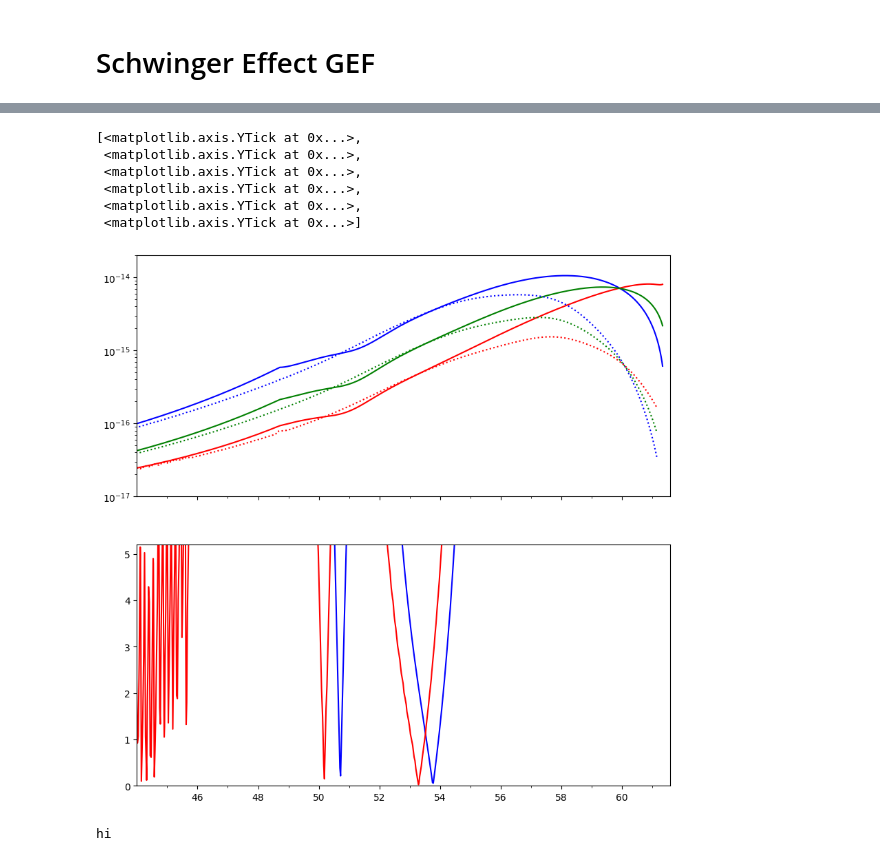
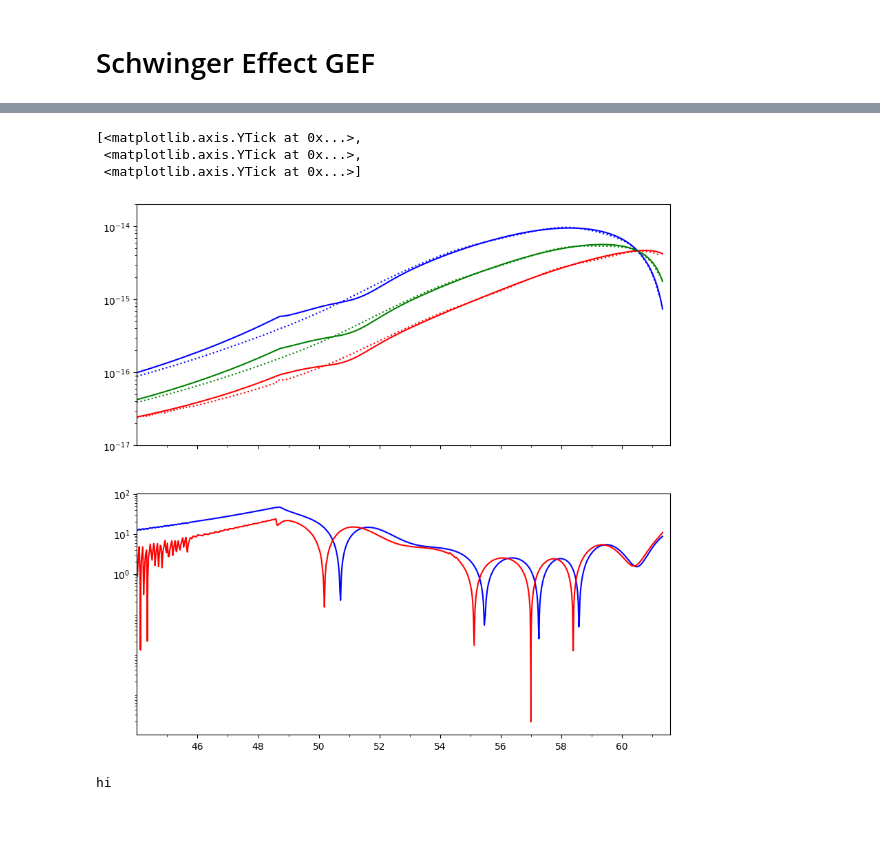
Before and after one commit to richard-von-eckardstein/GEFF, a Jupyter notebook: ModeByMode.ipynb, the cells around one changed output, grey strips where cells are left out. Saved outputs shown, nothing was run; the diff lists cells and outputs as text; code cells hidden in the pictures; blank space fills up the shorter version.

```diff
--- a/ModeByMode.ipynb
+++ b/ModeByMode.ipynb
@@ -473,7 +473,7 @@ def RunMBM(file, Nstart, EarlyModes=200, LateModes=800, cut=0.01, SE=False, AltD
 
     return ts, Ns, ks, khs, Ap, dAp, Am, dAm,
 # %%
-file = "Out/GEF_Beta25.0_SE-1.0_KDep_v2.dat"
+file = "Out/GEF_Beta25.0_SE-1.0_KDep_v3.dat"
 SE=True
 input_df = pd.read_table(file, sep=",")
 #data = input_df.values
@@ -508,6 +508,6 @@ else:
 #plt.vlines(57.92, 0.0, 1.0)
 plt.plot(tR, sigmaER)
 plt.show()"""
-ts, Ns, ks, khs, Ap, dAp, Am, dAm = RunMBM(file, 40., SE=True, EarlyModes=200, LateModes=800, AltDamp=2)
+ts, Ns, ks, khs, Ap, dAp, Am, dAm = RunMBM(file, 40., SE=True, EarlyModes=250, LateModes=1000, AltDamp=2)
 # %% [output]
 hi
@@ -534,7 +534,7 @@ BMode1 = np.array(BMode)
 GMode1 = np.array(GMode)
 # %%
 fig, ax = plt.subplots(2,1, figsize=(10,10), sharex=True)
-file = "Out/GEF_Beta25.0_SE-1.0_KDep_v2.dat"
+file = "Out/GEF_Beta25.0_SE-1.0_KDep_v3.dat"
 input_df = pd.read_table(file, sep=",")
 data = dict(zip(input_df.columns[1:],input_df.values[1:,1:].T))
 ER = data["E"]
@@ -545,37 +545,35 @@ omega = 3.814203717684728e-05
 rhoE = 0.5*ER*omega**4
 errE = abs(ER - CubicSpline(Ns, EMode1)(NR))/CubicSpline(Ns, EMode1)(NR)
 rhoB = 0.5*BR*omega**4
 errB = abs(BR - CubicSpline(Ns, BMode1)(NR))/CubicSpline(Ns, BMode1)(NR)
 rhoG = 0.5*abs(GR)*omega**4
 errG = (abs(GR) - CubicSpline(Ns, abs(GMode1))(NR))/CubicSpline(Ns, abs(GMode1))(NR)
 
 xticks = np.arange(46, 61, 2)
 xticksmin = np.arange(45, 62, 2)
 yticks = 10**(-1.*np.arange(14, 17))
 
 ax[0].plot(NR, rhoE, "b", label=r"$\rho_E$")
 ax[0].plot(NR, rhoB, "r", label=r"$\rho_B$")
 ax[0].plot(NR, rhoG, "g", label=r"$\frac{1}{2} |\langle \mathbf{E} \cdot \mathbf{B} \rangle|$")
 ax[0].plot(Ns, 0.5*EMode1*omega**4, "b:", label=r"$\rho_E$")
 ax[0].plot(Ns, 0.5*BMode1*omega**4, "r:", label=r"$\rho_B$")
 ax[0].plot(Ns, 0.5*abs(GMode1)*omega**4, "g:", label=r"$\frac{1}{2} |\langle \mathbf{E} \cdot \mathbf{B} \rangle|$")
 ax[0].set_ylim(1e-17, 2e-14)
 ax[0].set_xlim(44, 61.6)
 ax[0].set_xticks(xticks)
 ax[0].set_xticks(xticksmin, minor=True)
 ax[0].set_yticks(yticks)
 ax[0].set_yscale("log")
 ax[1].plot(NR, abs(errE*100), "b")
 ax[1].plot(NR, abs(errB*100), "r")
 #ax[1].plot(NR, errG, "g:")
-ax[1].set_ylim(0., 5.2)
-ax[1].set_yticks(np.array([0, 1, 2, 3, 4, 5]))
+ax[1].set_yscale("log")
+ax[1].set_ylim(0., 102.5)
+ax[1].set_yticks(10**np.arange(0,3))
 # %% [output]
 [<matplotlib.axis.YTick at 0x...>,
  <matplotlib.axis.YTick at 0x...>,
- <matplotlib.axis.YTick at 0x...>,
- <matplotlib.axis.YTick at 0x...>,
- <matplotlib.axis.YTick at 0x...>,
  <matplotlib.axis.YTick at 0x...>]
-[figure, old version]
+[figure, new version]
 # %%
```
Also changed, not shown: parts of 2 cells of this notebook, 3 other files.
